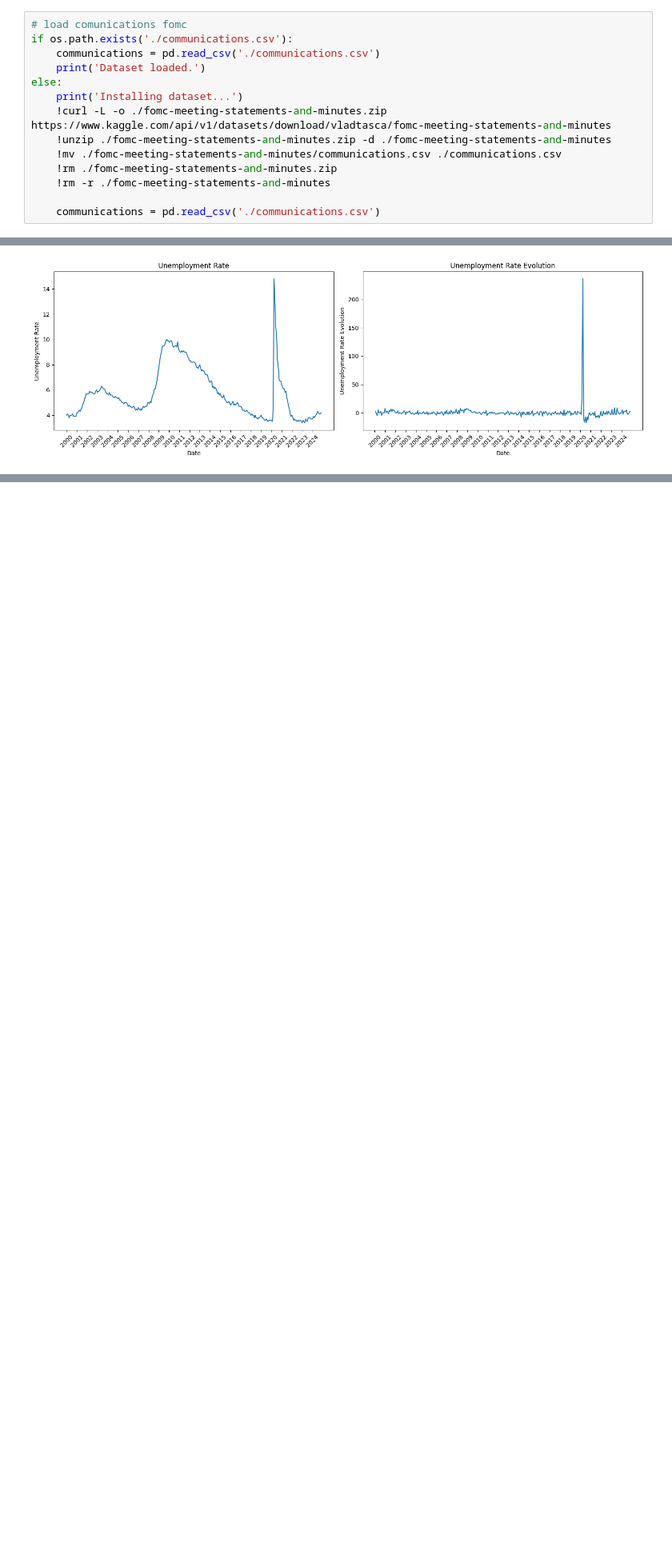
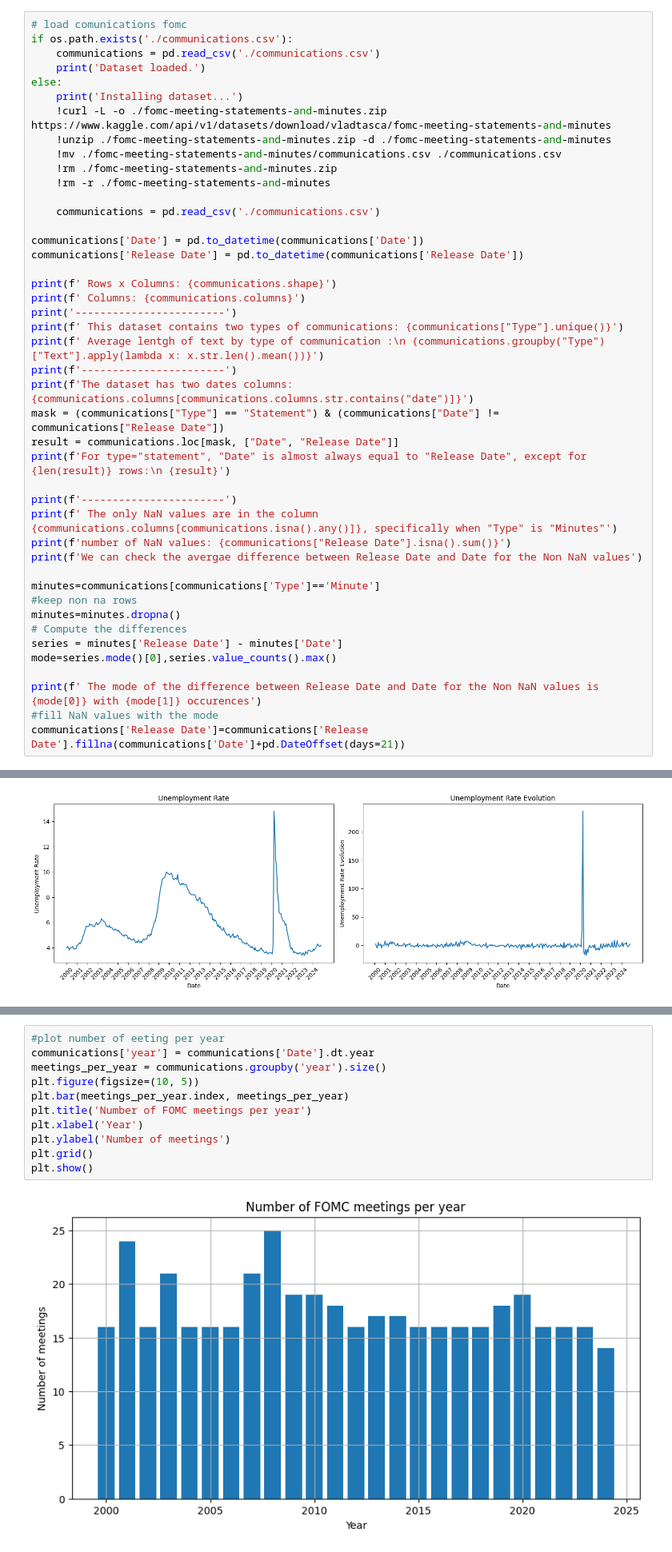
Before and after one commit to MachtaYassine/MLPMT, a Jupyter notebook: main_final.ipynb, the cells around one changed output, grey strips where cells are left out. Shown at 80% size. Cells and saved outputs as stored; diff of their text form; blank space fills up the shorter version.

```diff
--- a/main_final.ipynb
+++ b/main_final.ipynb
@@ -117,5 +128,35 @@ else:
     !rm -r ./fomc-meeting-statements-and-minutes
 
     communications = pd.read_csv('./communications.csv')
+
+communications['Date'] = pd.to_datetime(communications['Date'])
+communications['Release Date'] = pd.to_datetime(communications['Release Date'])
+
+print(f' Rows x Columns: {communications.shape}')
+print(f' Columns: {communications.columns}')
+print('------------------------')
+print(f' This dataset contains two types of communications: {communications["Type"].unique()}')
+print(f' Average lentgh of text by type of communication :\n {communications.groupby("Type")["Text"].apply(lambda x: x.str.len().mean())}')
+print(f'-----------------------')
+print(f'The dataset has two dates columns: {communications.columns[communications.columns.str.contains("date")]}')
+mask = (communications["Type"] == "Statement") & (communications["Date"] != communications["Release Date"])
+result = communications.loc[mask, ["Date", "Release Date"]]
+print(f'For type="statement", "Date" is almost always equal to "Release Date", except for {len(result)} rows:\n {result}')
+
+print(f'-----------------------')
+print(f' The only NaN values are in the column {communications.columns[communications.isna().any()]}, specifically when "Type" is "Minutes"')
+print(f'number of NaN values: {communications["Release Date"].isna().sum()}')
+print(f'We can check the avergae difference between Release Date and Date for the Non NaN values')
+
+minutes=communications[communications['Type']=='Minute']
+#keep non na rows
+minutes=minutes.dropna()
+# Compute the differences
+series = minutes['Release Date'] - minutes['Date']
+mode=series.mode()[0],series.value_counts().max()
+
+print(f' The mode of the difference between Release Date and Date for the Non NaN values is {mode[0]} with {mode[1]} occurences')
+#fill NaN values with the mode
+communications['Release Date']=communications['Release Date'].fillna(communications['Date']+pd.DateOffset(days=21))
 # %% [output]
 Dataset loaded.
@@ -230,2 +430,15 @@ plt.show()
+# %%
+#plot number of eeting per year
+communications['year'] = communications['Date'].dt.year
+meetings_per_year = communications.groupby('year').size()
+plt.figure(figsize=(10, 5))
+plt.bar(meetings_per_year.index, meetings_per_year)
+plt.title('Number of FOMC meetings per year')
+plt.xlabel('Year')
+plt.ylabel('Number of meetings')
+plt.grid()
+plt.show()
+# %% [output]
+[figure, added]
 # %% [markdown]
 # Machine Learning models
```
Also changed, not shown: parts of 27 cells of this notebook.
